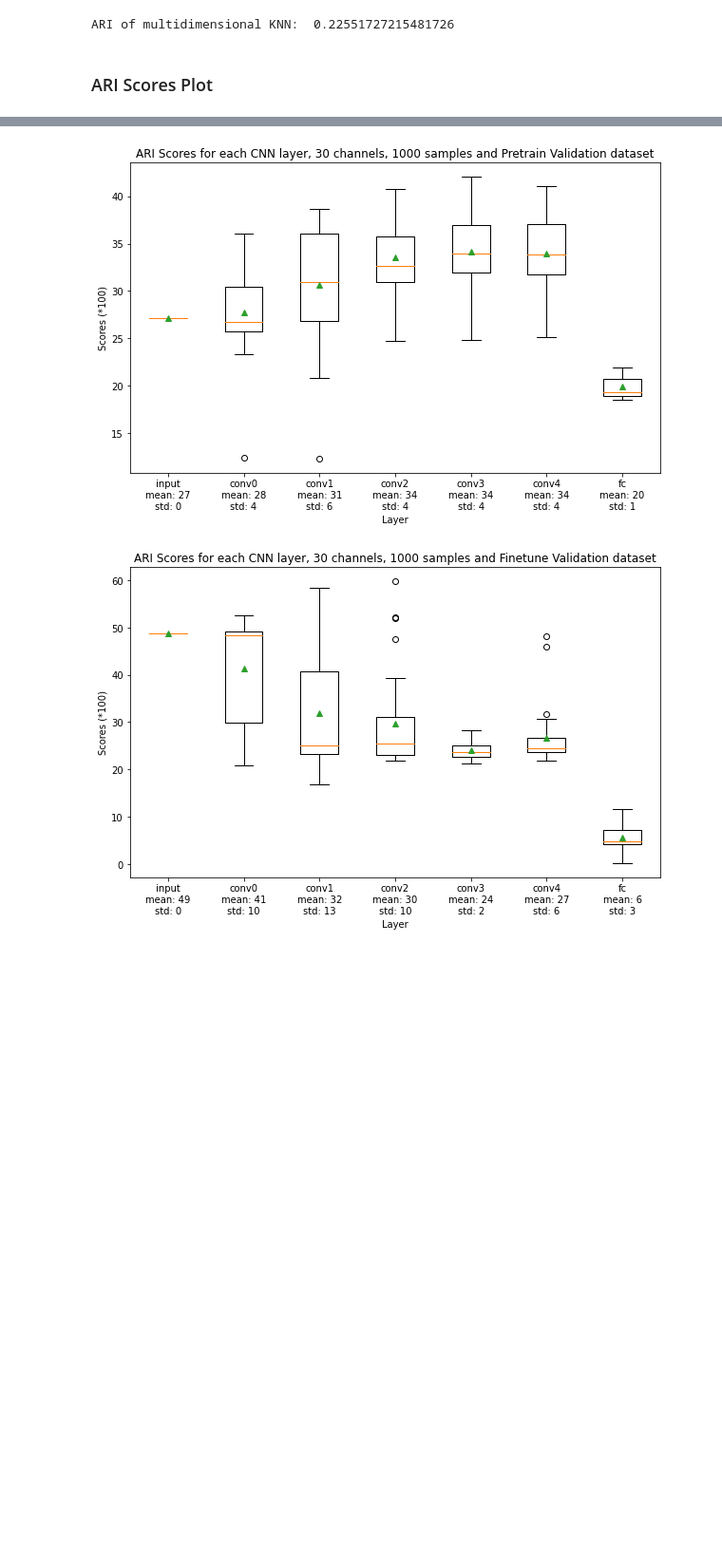
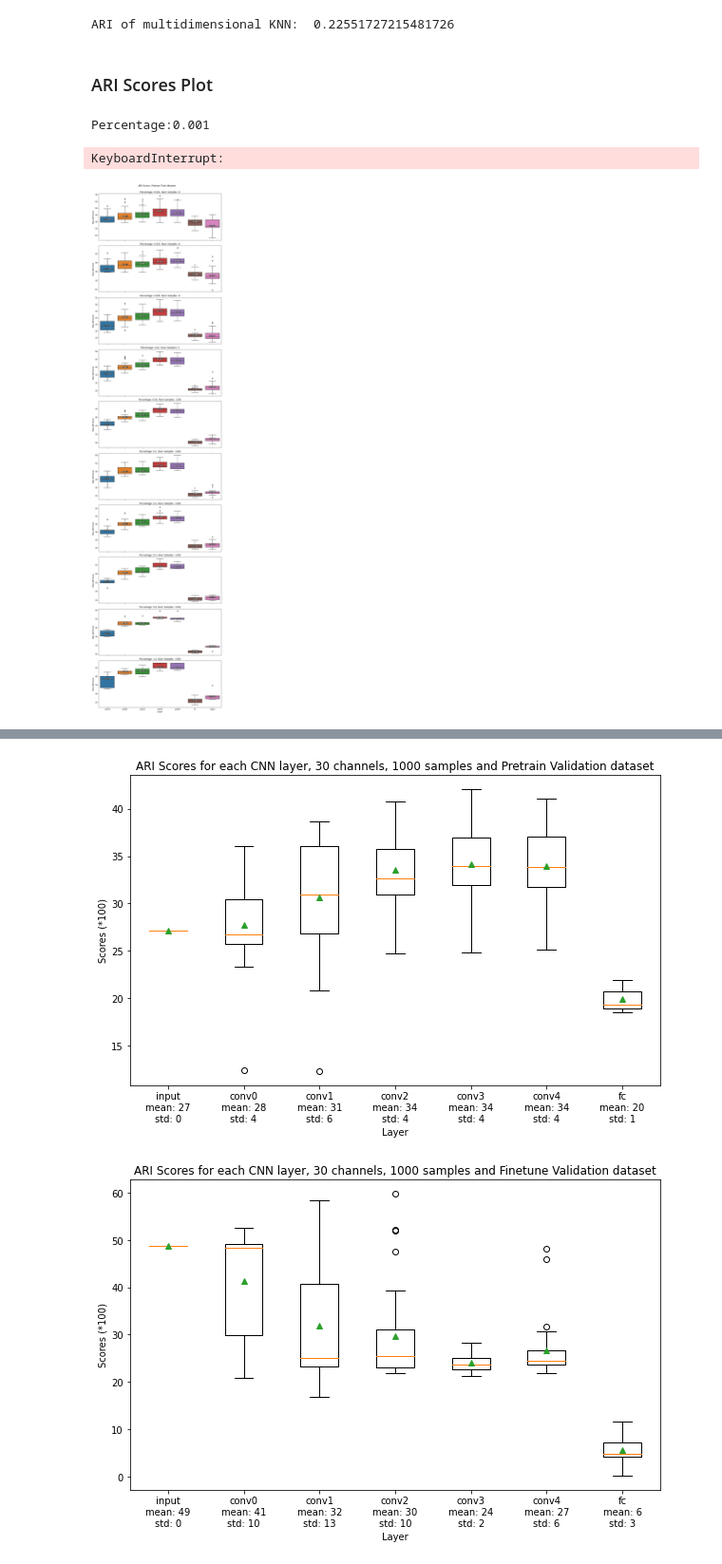
Before and after one commit to tusharmanekar/mp-tl-study, a Jupyter notebook: FashionMNIST/FashionMNIST_ARI_Kmeans_multidimensional.ipynb, the cells around one changed output, grey strips where cells are left out. Shown: that part at 95% size. Drawn from its saved outputs; the diff is of its cells as text; code cells hidden in the pictures; blank space fills up the shorter version.

Commit message:
ari scores per percentage

```diff
--- a/FashionMNIST/FashionMNIST_ARI_Kmeans_multidimensional.ipynb
+++ b/FashionMNIST/FashionMNIST_ARI_Kmeans_multidimensional.ipynb
@@ -951,0 +1025,47 @@ pretraining_ari_scores = get_ARI_scores(dataloader_wrapped.val_loader, num_sampl
+# %%
+dataloader_wrapped.update_phase('pretrain')
+dataset_to_use = dataloader_wrapped.train_loader
+num_samples = 1000
+channel_ids = range(params["num_channels"])
+percentages = [0.001, 0.002, 0.005, 0.01, 0.05, 0.1, 0.3, 0.5, 0.8, 1]
+layer_names = ["input", 'conv0', 'conv1', 'conv2', 'conv3', 'conv4', 'fc']
+# channel_ids = [29]
+
+ari_scores_all = []
+# subset the dataset (same as the empirical experiment)
+for sampled_percentage in percentages:
+    if sampled_percentage <= 0.01:
+        repeats = 25
+    elif sampled_percentage < 0.5:
+        repeats = 20
+    else:
+        repeats = 5
+    print(f"Percentage:{sampled_percentage}")
+
+    for repeat in tqdm(range(repeats)):
+        reduced_dataset = reduce_dataset(dataset_to_use, sampled_percentage, seed=repeat)
+        if num_samples < len(reduced_dataset.dataset):
+            num_samples_tmp = num_samples
+        else:
+            num_samples_tmp = 0
+        pretraining_ari_scores = get_ARI_scores(reduced_dataset,num_samples_tmp, channel_ids, apply_pca=50)
+
+        # get the max of the channels -append to another dict
+        for layer, channels in pretraining_ari_scores.items():
+            max_channel = max(channels.items())
+            ari_scores_all.append({"Percentage":sampled_percentage, "Repeat":repeat, "Num Samples":num_samples_tmp, "Layer":layer,
+                                   "Max ARI Score":np.max(list(channels.items())), "Avg ARI Score":np.average(list(channels.items())),
+                                   "Dataset":"Pretrain", "Split":"Train"})
+# dict to df
+df = pd.DataFrame(ari_scores_all)
+
+# plot box plots: repeats
+# box plot per percentage just like the other one: new function
+plot_ARI_scores_percentages(df, "Pretrain", "Train")
+# %% [output]
+Percentage:0.001
+KeyboardInterrupt:
+# %%
+plot_ARI_scores_percentages(df, "Pretrain", "Train")
+# %% [output]
+[figure, added]
```
Also changed, not shown: parts of 18 cells of this notebook, 13 other files.
